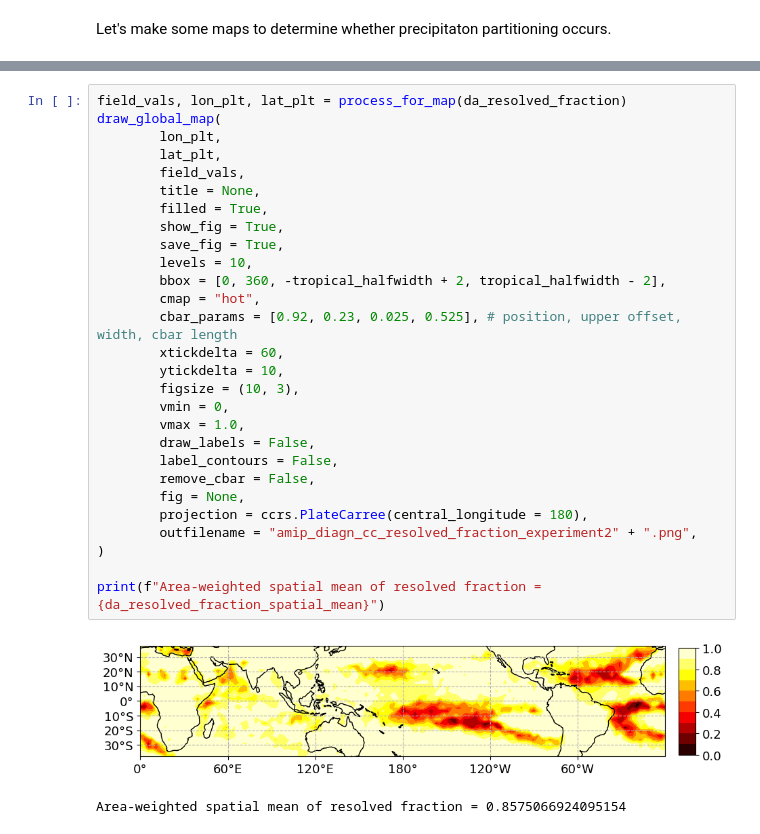
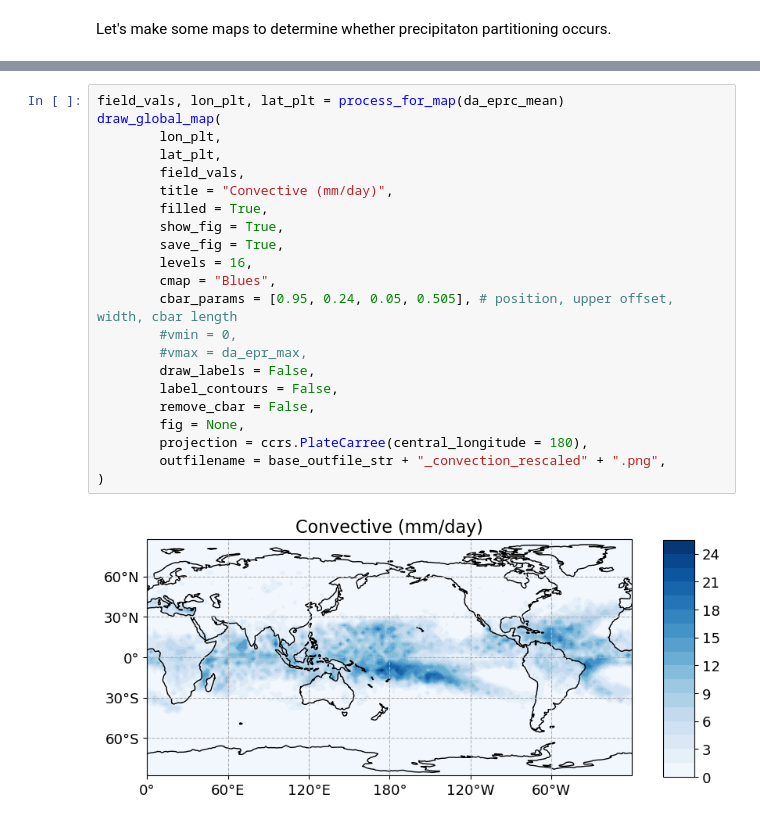
Before and after one commit to ageorgemorgan/epe-analysis, a Jupyter notebook: amip_test_epe.ipynb, the cells around one changed output, grey strips where cells are left out. Cells and saved outputs as stored; diff of their text form.

```diff
--- a/amip_test_epe.ipynb
+++ b/amip_test_epe.ipynb
@@ -175,31 +84,24 @@ da_resolved_fraction, da_resolved_fraction_spatial_mean = get_resolved_ep_fracti
-# %%
-field_vals, lon_plt, lat_plt = process_for_map(da_resolved_fraction)
-draw_global_map(
-        lon_plt,
-        lat_plt,
-        field_vals,
-        title = None,
-        filled = True,
-        show_fig = True,
-        save_fig = True,
-        levels = 10,
-        bbox = [0, 360, -tropical_halfwidth + 2, tropical_halfwidth - 2],
-        cmap = "hot",
-        cbar_params = [0.92, 0.23, 0.025, 0.525], # position, upper offset, width, cbar length
-        xtickdelta = 60,
-        ytickdelta = 10,
-        figsize = (10, 3),
-        vmin = 0,
-        vmax = 1.0,
-        draw_labels = False,
-        label_contours = False,
-        remove_cbar = False,
-        fig = None,
-        projection = ccrs.PlateCarree(central_longitude = 180),
-        outfilename = "amip_diagn_cc_resolved_fraction_experiment2" + ".png",
-)
-
-print(f"Area-weighted spatial mean of resolved fraction = {da_resolved_fraction_spatial_mean}")
-# %% [output]
-[figure, removed]
-Area-weighted spatial mean of resolved fraction = 0.8575066924095154
+# %%
+field_vals, lon_plt, lat_plt = process_for_map(da_eprc_mean)
+draw_global_map(
+        lon_plt,
+        lat_plt,
+        field_vals,
+        title = "Convective (mm/day)",
+        filled = True,
+        show_fig = True,
+        save_fig = True,
+        levels = 16,
+        cmap = "Blues",
+        cbar_params = [0.95, 0.24, 0.05, 0.505], # position, upper offset, width, cbar length
+        #vmin = 0,
+        #vmax = da_epr_max,
+        draw_labels = False,
+        label_contours = False,
+        remove_cbar = False,
+        fig = None,
+        projection = ccrs.PlateCarree(central_longitude = 180),
+        outfilename = base_outfile_str + "_convection_rescaled" + ".png",
+)
+# %% [output]
+[figure, added]
```
Also changed, not shown: parts of 15 cells of this notebook.
